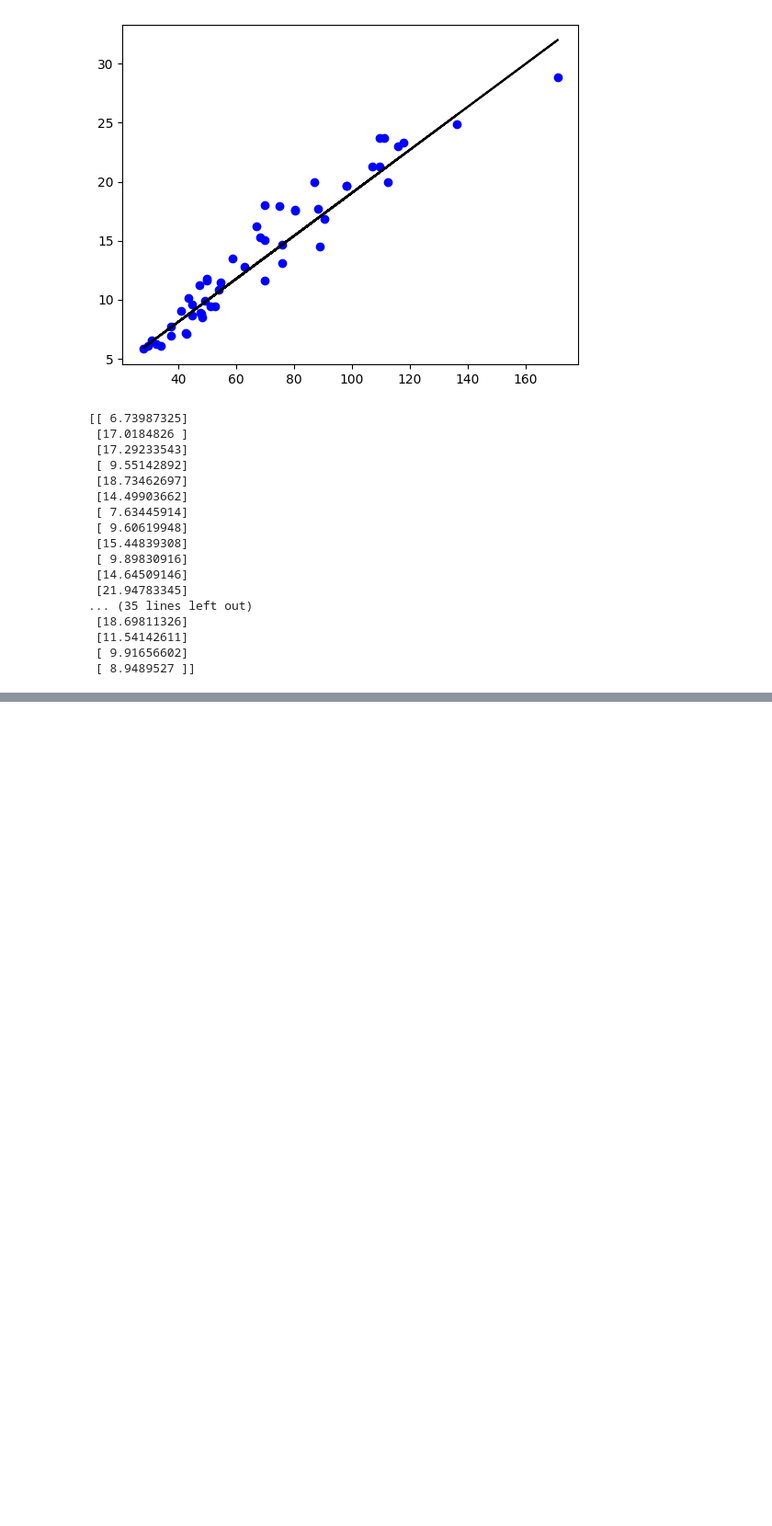
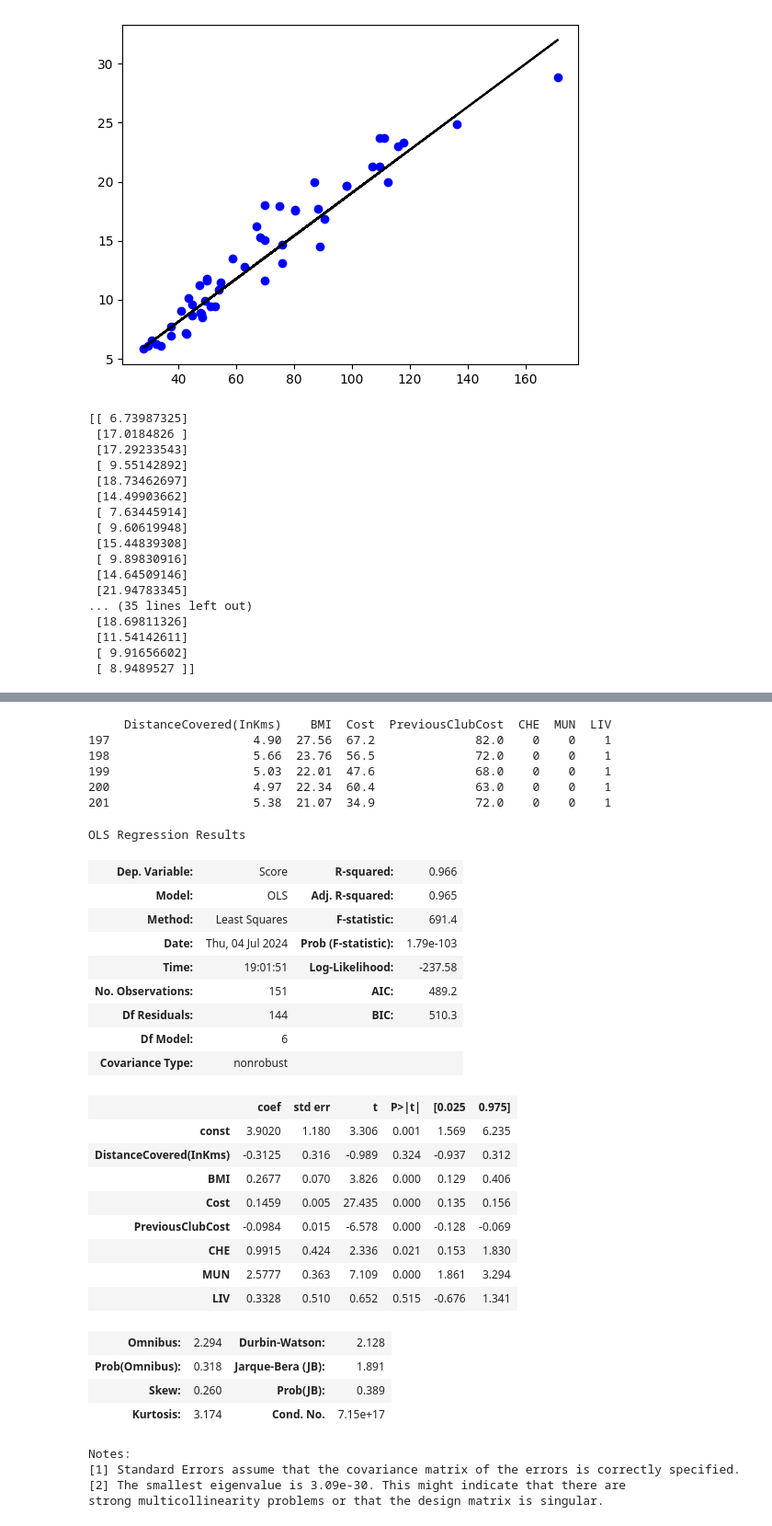
Before and after one commit to feansoden/work, a Jupyter notebook: soccer_pred/soccer_pred1.ipynb, the cells around one changed output, grey strips where cells are left out. Shown at 92% size. Cells and saved outputs as stored; diff of their text form; code cells hidden in the pictures; blank space fills up the shorter version.

```diff
--- a/soccer_pred/soccer_pred1.ipynb
+++ b/soccer_pred/soccer_pred1.ipynb
@@ -83,0 +177,8 @@ print(y_pred)
+# %%
+
+#nominal_features = pd.get_dummies(df.Club, dtype='int').head()
+#df_encoded=pd.concat([df,nominal_features], axis=1)
+#df_encoded.tail()
+#df_encoded.isna()
+nominal_features = pd.get_dummies(df['Club'], dtype='int')
+nominal_features.tail()
@@ -83,0 +192,3 @@ print(y_pred)
+# %%
+df_encoded = pd.concat([df, nominal_features], axis=1)
+print(df_encoded.tail())
@@ -83,0 +216,47 @@ print(y_pred)
+# %%
+X = df_encoded[['DistanceCovered(InKms)', 'BMI', 'Cost','PreviousClubCost','CHE','MUN','LIV']]
+print(X.tail())
+x_train, x_test, y_train, y_test = train_test_split(X, y, train_size = 0.75,
+                                                    test_size = 0.25, random_state = 100)
+x_train_with_intercept = sm.add_constant(x_train)
+#print(x_train_with_intercept.head())
+lr = sm.OLS(y_train, x_train_with_intercept).fit()
+lr.summary()
+#print(x_train.head())
+
+#print("\nAny NaN values in each column:")
+#print(X.isna().any())
+# %% [output]
+     DistanceCovered(InKms)    BMI  Cost  PreviousClubCost  CHE  MUN  LIV
+197                    4.90  27.56  67.2              82.0    0    0    1
+198                    5.66  23.76  56.5              72.0    0    0    1
+199                    5.03  22.01  47.6              68.0    0    0    1
+200                    4.97  22.34  60.4              63.0    0    0    1
+201                    5.38  21.07  34.9              72.0    0    0    1
+OLS Regression Results
+| Dep. Variable: | Score | R-squared: | 0.966 |
+| Model: | OLS | Adj. R-squared: | 0.965 |
+| Method: | Least Squares | F-statistic: | 691.4 |
+| Date: | Thu, 04 Jul 2024 | Prob (F-statistic): | 1.79e-103 |
+| Time: | 19:01:51 | Log-Likelihood: | -237.58 |
+| No. Observations: | 151 | AIC: | 489.2 |
+| Df Residuals: | 144 | BIC: | 510.3 |
+| Df Model: | 6 |  |  |
+| Covariance Type: | nonrobust |  |  |
+|  | coef | std err | t | P>|t| | [0.025 | 0.975] |
+| const | 3.9020 | 1.180 | 3.306 | 0.001 | 1.569 | 6.235 |
+| DistanceCovered(InKms) | -0.3125 | 0.316 | -0.989 | 0.324 | -0.937 | 0.312 |
+| BMI | 0.2677 | 0.070 | 3.826 | 0.000 | 0.129 | 0.406 |
+| Cost | 0.1459 | 0.005 | 27.435 | 0.000 | 0.135 | 0.156 |
+| PreviousClubCost | -0.0984 | 0.015 | -6.578 | 0.000 | -0.128 | -0.069 |
+| CHE | 0.9915 | 0.424 | 2.336 | 0.021 | 0.153 | 1.830 |
+| MUN | 2.5777 | 0.363 | 7.109 | 0.000 | 1.861 | 3.294 |
+| LIV | 0.3328 | 0.510 | 0.652 | 0.515 | -0.676 | 1.341 |
+| Omnibus: | 2.294 | Durbin-Watson: | 2.128 |
+| Prob(Omnibus): | 0.318 | Jarque-Bera (JB): | 1.891 |
+| Skew: | 0.260 | Prob(JB): | 0.389 |
+| Kurtosis: | 3.174 | Cond. No. | 7.15e+17 |
+Notes:
+[1] Standard Errors assume that the covariance matrix of the errors is correctly specified.
+[2] The smallest eigenvalue is 3.09e-30. This might indicate that there are
+strong multicollinearity problems or that the design matrix is singular.
```
Also changed, not shown: parts of 9 cells of this notebook, 1 other file.
